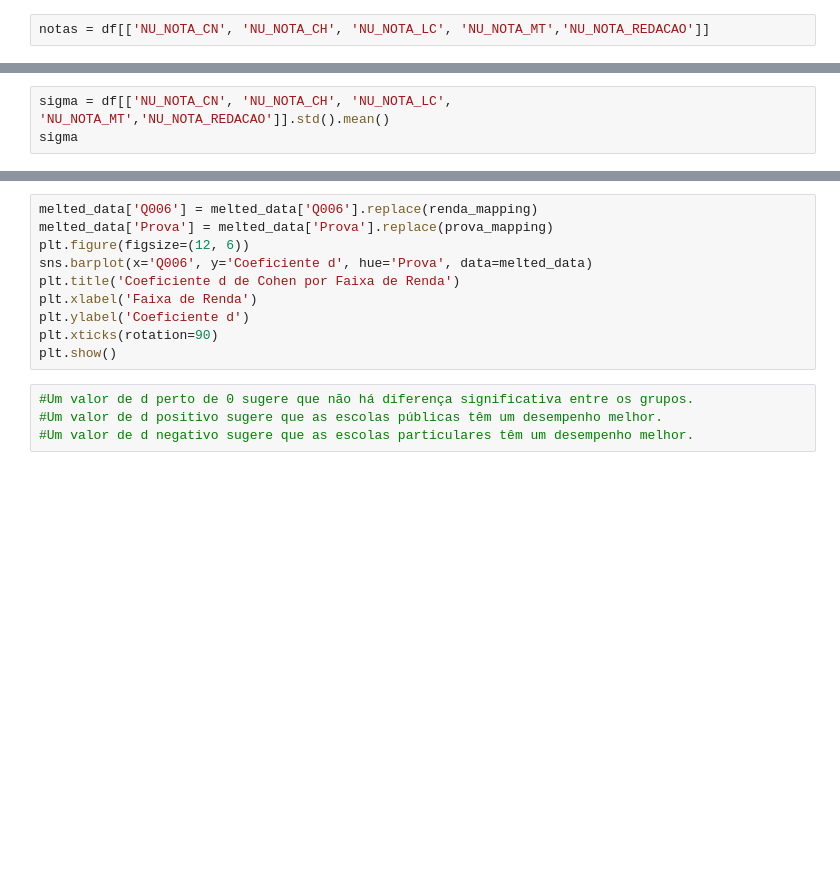
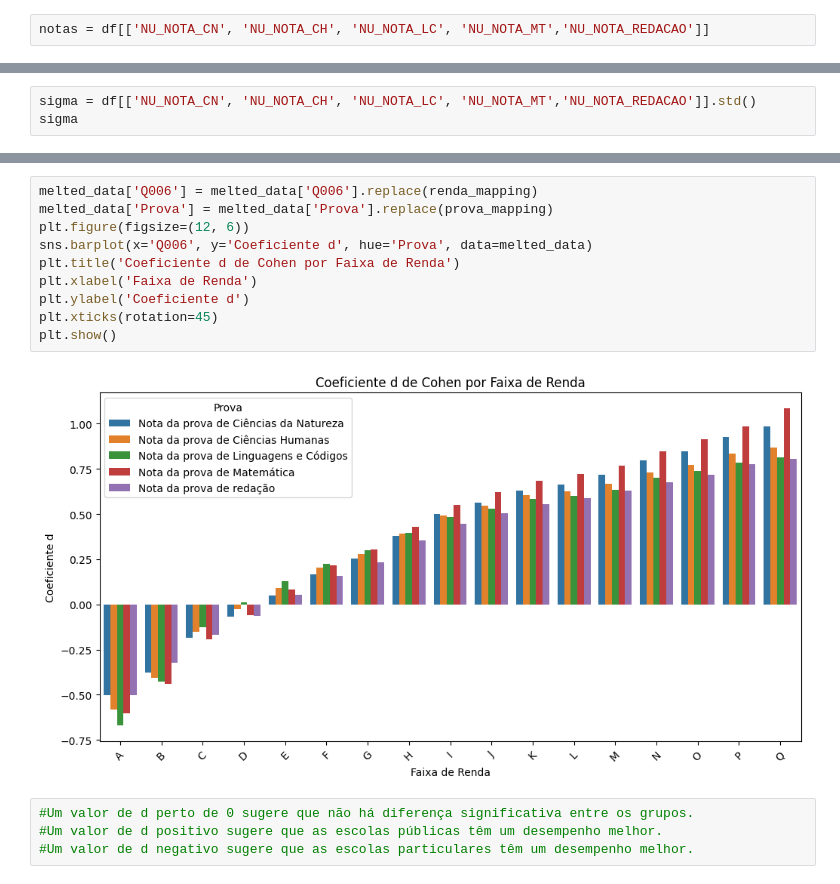
Before and after one commit to saragocams/dumaju, a Jupyter notebook: APS1.ipynb, the cells around one changed output, grey strips where cells are left out. Saved outputs shown, nothing was run; the diff lists cells and outputs as text; blank space fills up the shorter version.

```diff
--- a/APS1.ipynb
+++ b/APS1.ipynb
@@ -105,3 +250,3 @@ print(mean_values)
 # %%
-sigma = df[['NU_NOTA_CN', 'NU_NOTA_CH', 'NU_NOTA_LC', 'NU_NOTA_MT','NU_NOTA_REDACAO']].std().mean()
+sigma = df[['NU_NOTA_CN', 'NU_NOTA_CH', 'NU_NOTA_LC', 'NU_NOTA_MT','NU_NOTA_REDACAO']].std()
 sigma
@@ -117,13 +323,15 @@ melted_data
 # %%
 melted_data['Q006'] = melted_data['Q006'].replace(renda_mapping)
 melted_data['Prova'] = melted_data['Prova'].replace(prova_mapping)
 plt.figure(figsize=(12, 6))
 sns.barplot(x='Q006', y='Coeficiente d', hue='Prova', data=melted_data)
 plt.title('Coeficiente d de Cohen por Faixa de Renda')
 plt.xlabel('Faixa de Renda')
 plt.ylabel('Coeficiente d')
-plt.xticks(rotation=90)
+plt.xticks(rotation=45)
 plt.show()
+# %% [output]
+[figure, added]
 # %%
 #Um valor de d perto de 0 sugere que não há diferença significativa entre os grupos.
 #Um valor de d positivo sugere que as escolas públicas têm um desempenho melhor.
```
Also changed, not shown: parts of 24 cells of this notebook, 1 other file.
